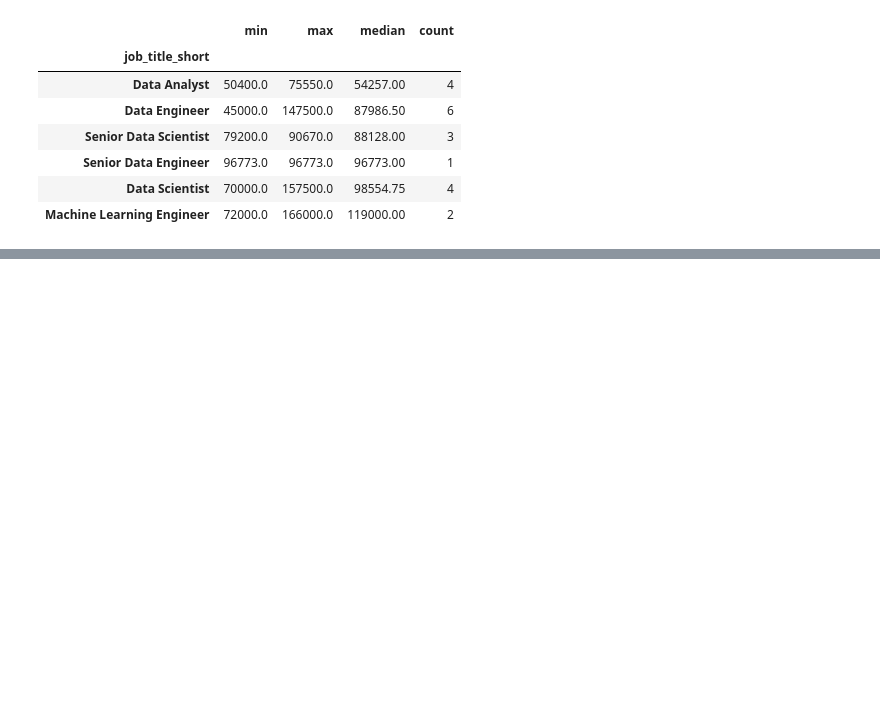
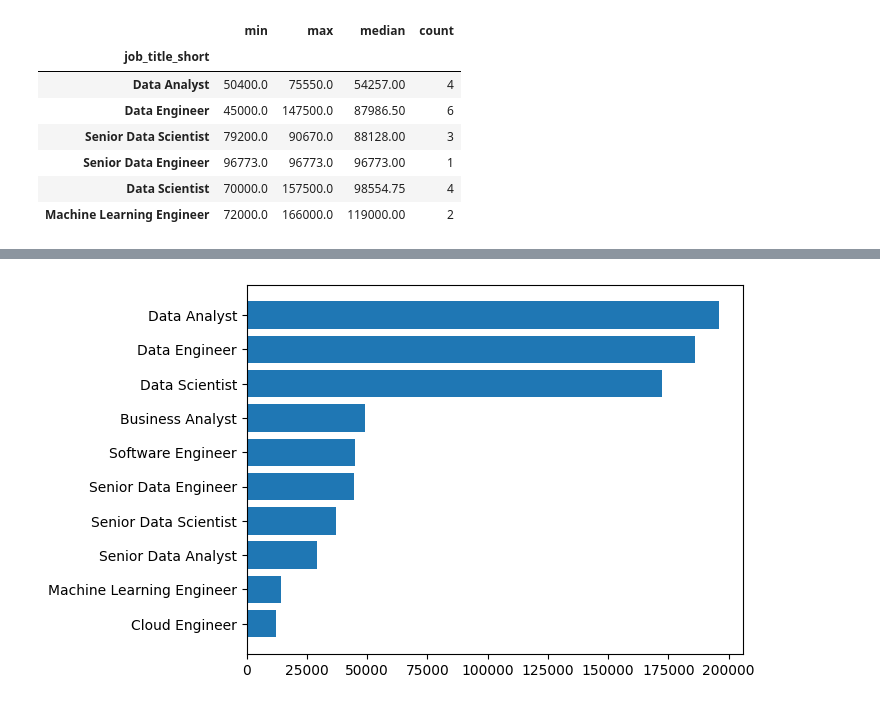
Before and after one commit to ahmedsayedtalib/data-analytics, a Jupyter notebook: training.ipynb, the cells around one changed output, grey strips where cells are left out. Saved outputs shown, nothing was run; the diff lists cells and outputs as text; code cells hidden in the pictures; blank space fills up the shorter version.

```diff
--- a/training.ipynb
+++ b/training.ipynb
@@ -553,0 +576,7 @@ egypt_jobs_salary_scale
+# %%
+job_counts = dataframe.job_title_short.value_counts().sort_values(ascending=True)
+
+plt.barh(job_counts.index,job_counts)
+plt.show()
+# %% [output]
+[figure, added]
```
Also changed, not shown: parts of 9 cells of this notebook.
